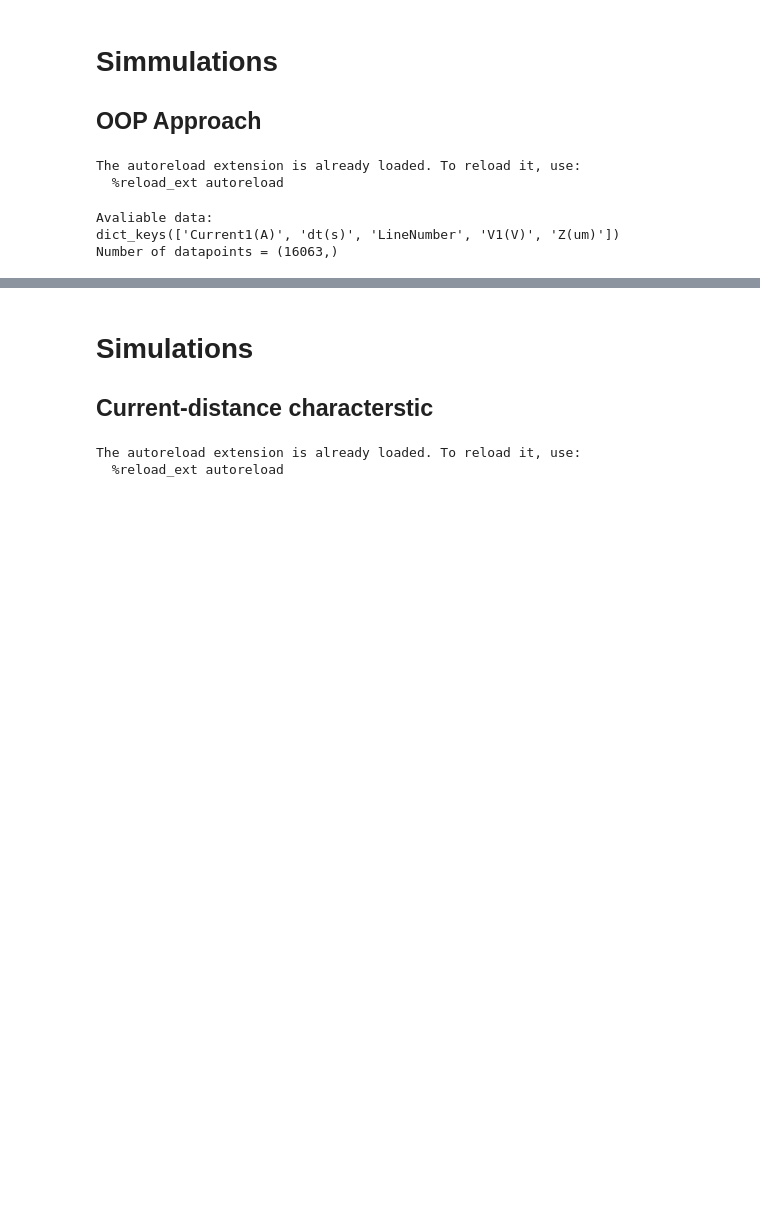
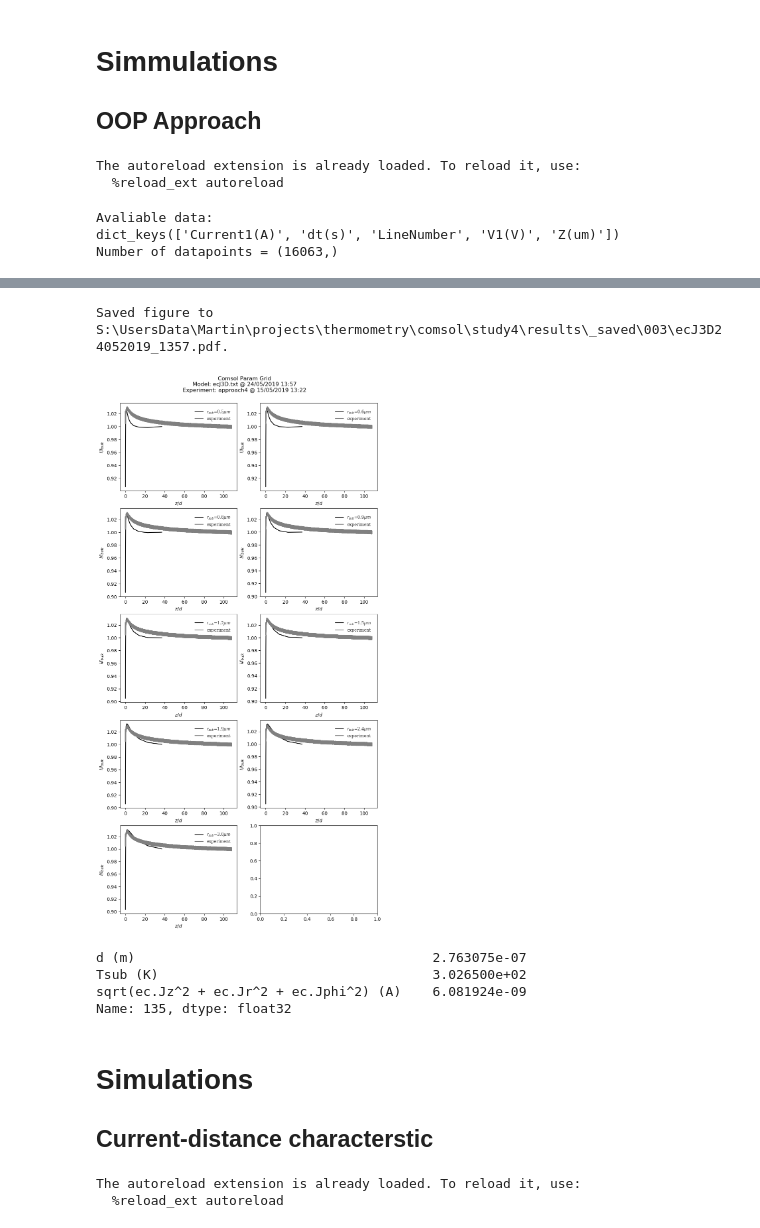
Before and after one commit to martinholub/sicm, a Jupyter notebook: notebooks/comsol.ipynb, the cells around one changed output, grey strips where cells are left out. Cells and saved outputs as stored; diff of their text form; code cells hidden in the pictures; blank space fills up the shorter version.

Commit message:
COMSOL Model plotting + Exp. Approach
- Plot modelling and experimental data ontop
- Save for reporting

```diff
--- a/notebooks/comsol.ipynb
+++ b/notebooks/comsol.ipynb
@@ -20,8 +20,8 @@ from sicm.experiments.scan import Scan
 The autoreload extension is already loaded. To reload it, use:
   %reload_ext autoreload
 # %%
-datadir = "S:\\UsersData\\Martin\\projects\\thermometry\\comsol\\results\\temp"
-exp_name = "accum_ecJ3D" + ".txt"
+datadir = "S:\\UsersData\\Martin\\projects\\thermometry\\comsol\\study4\\results\\_saved\\003"
+exp_name = "ecJ3D" + ".txt"
 cm = ComsolModel(datadir, exp_name)
 # %%
 datadir = "S:\\UsersData\\Martin\\2019\\05_May\\15\\approach4"
@@ -44,3 +43,17 @@ array([298.1499939 , 309.2611084 , 320.3722229 , 331.4833374 ,
+# %%
+cm.plot_grid(variable = "rUME (d)", col = 2)
+# %% [output]
+Saved figure to S:\UsersData\Martin\projects\thermometry\comsol\study4\results\_saved\003\ecJ3D24052019_1357.pdf.
+[figure, added]
+# %%
+# Find location of maximum for given temperature
+subset = cm.comsol.data[cm.comsol.data["Tsub (K)"] == 302.649994]
+subset.iloc[subset.iloc[:, 2].values.argmax(), :]
+# %% [output]
+d (m)                                      2.763075e-07
+Tsub (K)                                   3.026500e+02
+sqrt(ec.Jz^2 + ec.Jr^2 + ec.Jphi^2) (A)    6.081924e-09
+Name: 135, dtype: float32
 # %% [markdown]
 # Simulations
 ## Current-distance characterstic
```
Also changed, not shown: parts of 3 cells of this notebook, 2 other files.
